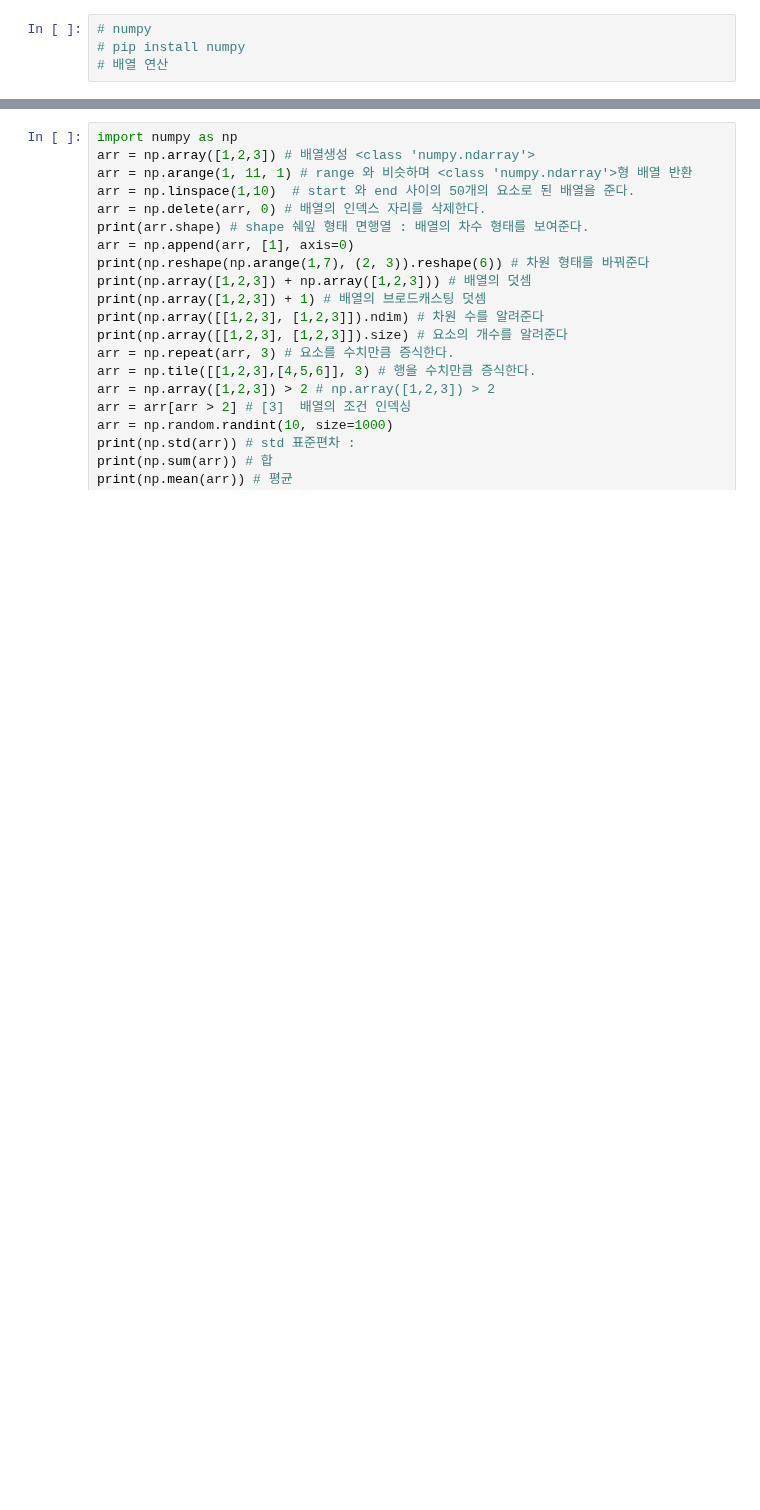
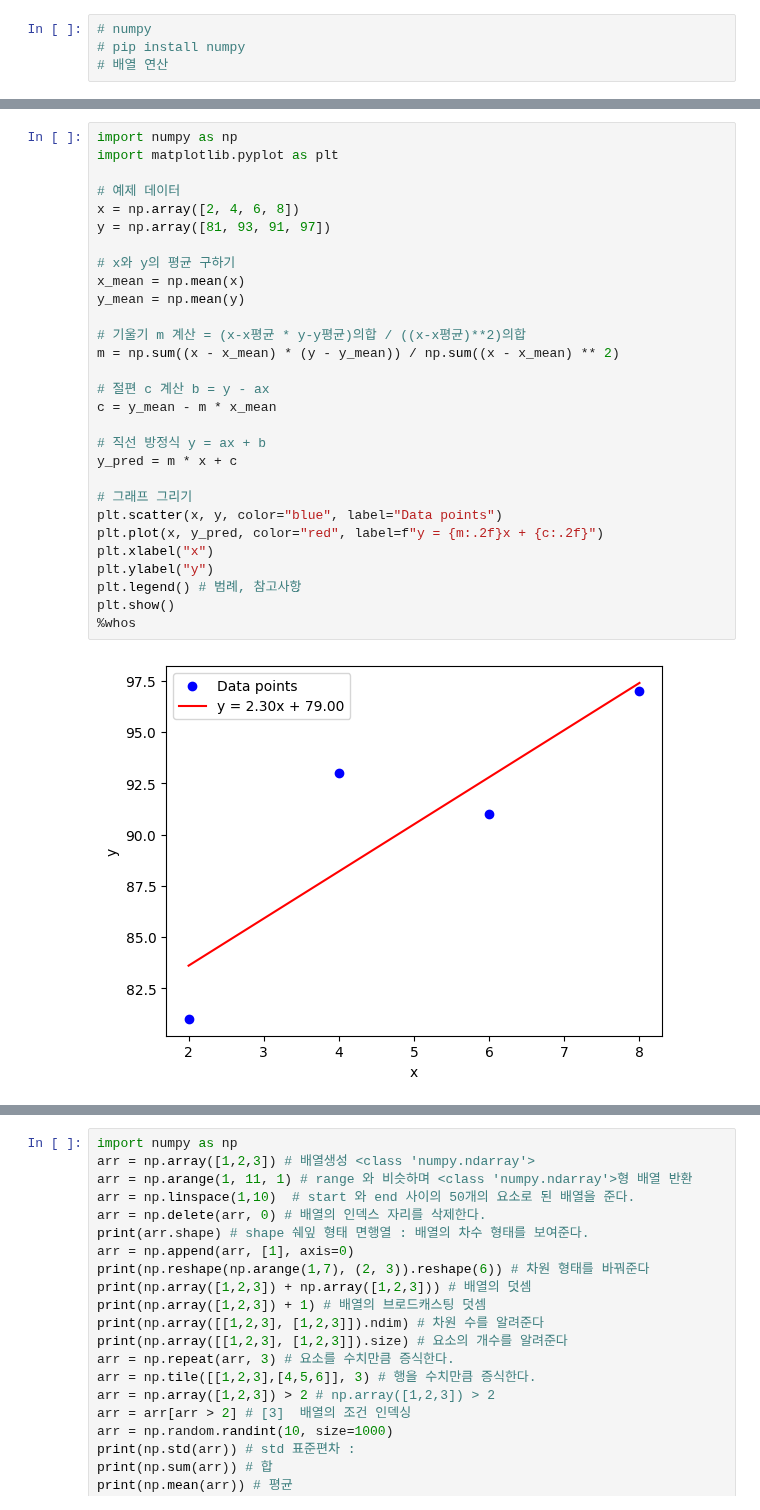
Before and after one commit to business-sixtick/exercise, a Jupyter notebook: mathematics/numpy_ex.ipynb, the cells around one changed output, grey strips where cells are left out. Drawn from its saved outputs; the diff is of its cells as text; blank space fills up the shorter version.

```diff
--- a/mathematics/numpy_ex.ipynb
+++ b/mathematics/numpy_ex.ipynb
@@ -7,0 +20,31 @@ import pandas as pd
+# %%
+import numpy as np
+import matplotlib.pyplot as plt
+
+# 예제 데이터
+x = np.array([2, 4, 6, 8])
+y = np.array([81, 93, 91, 97])
+
+# x와 y의 평균 구하기
+x_mean = np.mean(x)
+y_mean = np.mean(y)
+
+# 기울기 m 계산 = (x-x평균 * y-y평균)의합 / ((x-x평균)**2)의합
+m = np.sum((x - x_mean) * (y - y_mean)) / np.sum((x - x_mean) ** 2)
+
+# 절편 c 계산 b = y - ax
+c = y_mean - m * x_mean
+
+# 직선 방정식 y = ax + b
+y_pred = m * x + c
+
+# 그래프 그리기
+plt.scatter(x, y, color="blue", label="Data points")
+plt.plot(x, y_pred, color="red", label=f"y = {m:.2f}x + {c:.2f}")
+plt.xlabel("x")
+plt.ylabel("y")
+plt.legend() # 범례, 참고사항
+plt.show()
+%whos
+# %% [output]
+[figure, added]
```
Also changed, not shown: parts of 4 cells of this notebook, 12 other files.
